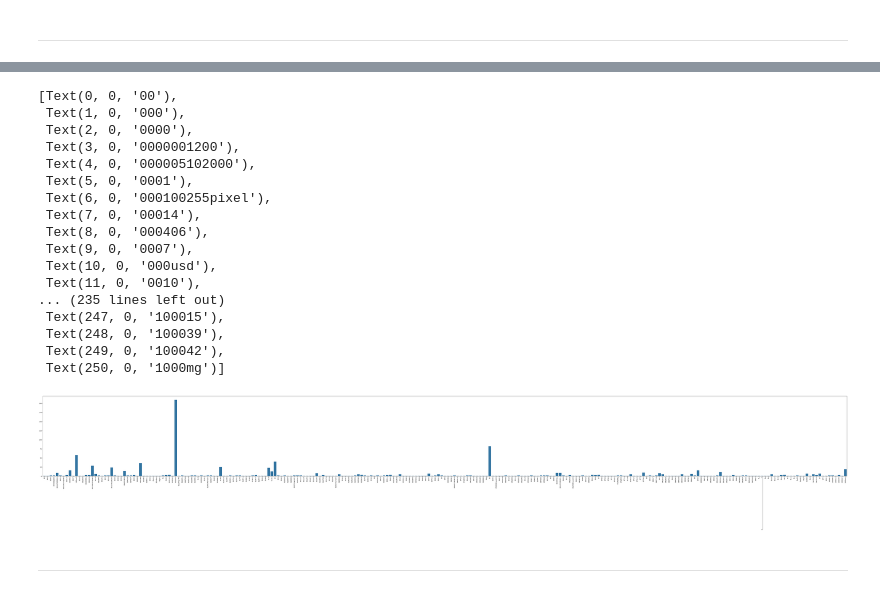
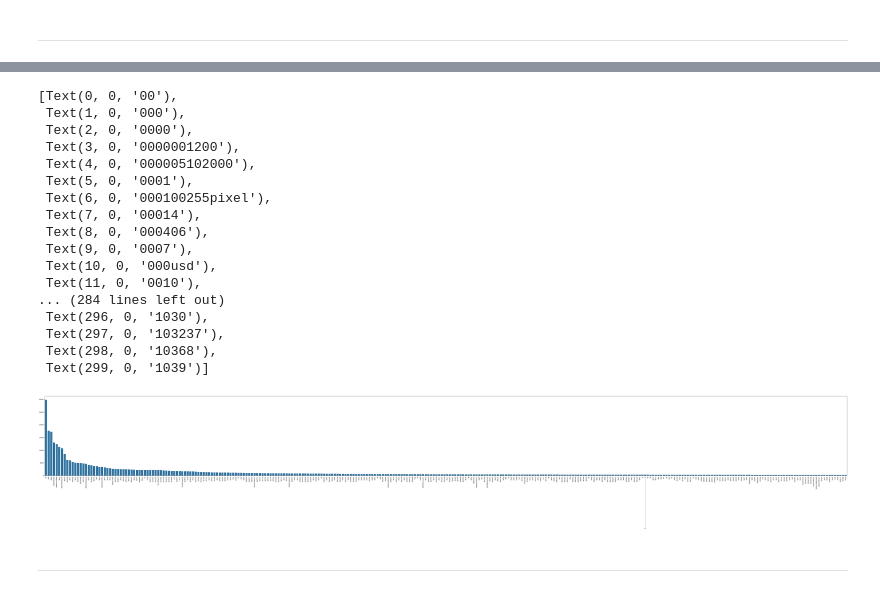
Before and after one commit to vishxrad/DM2025-Lab1-Exercise, a Jupyter notebook: DM2025-Lab1-Master.ipynb, the cells around one changed output, grey strips where cells are left out. Cells and saved outputs as stored; diff of their text form; code cells hidden in the pictures.

```diff
--- a/DM2025-Lab1-Master.ipynb
+++ b/DM2025-Lab1-Master.ipynb
@@ -1366,34 +1383,34 @@ Additionally, you can attempt to sort the terms on the `x-axis` by frequency ins
 ![alt txt](https://upload.wikimedia.org/wikipedia/commons/thumb/8/8a/Long_tail.svg/1000px-Long_tail.svg.png)
 # %%
 # Answer here
-mask = np.sort(term_frequencies)[::-1]
+mask = np.argsort(term_frequencies)[::-1]
 
 terms_to_plot = count_vect.get_feature_names_out()[mask]
 freq_to_plot = term_frequencies[mask]
 
 plt.subplots(figsize=(100, 10))
 g = sns.barplot(x=terms_to_plot[:300],
             y=freq_to_plot[:300])
 g.set_xticklabels(count_vect.get_feature_names_out()[:300], rotation = 90)
 # %% [output]
 [Text(0, 0, '00'),
  Text(1, 0, '000'),
  Text(2, 0, '0000'),
  Text(3, 0, '0000001200'),
  Text(4, 0, '000005102000'),
  Text(5, 0, '0001'),
  Text(6, 0, '000100255pixel'),
  Text(7, 0, '00014'),
  Text(8, 0, '000406'),
  Text(9, 0, '0007'),
  Text(10, 0, '000usd'),
  Text(11, 0, '0010'),
-... (235 lines left out)
- Text(247, 0, '100015'),
- Text(248, 0, '100039'),
- Text(249, 0, '100042'),
- Text(250, 0, '1000mg')]
+... (284 lines left out)
+ Text(296, 0, '1030'),
+ Text(297, 0, '103237'),
+ Text(298, 0, '10368'),
+ Text(299, 0, '1039')]
-[figure, old version]
+[figure, new version]
 # %% [markdown]
 ---
 # %% [markdown]
```
Also changed, not shown: parts of 6 cells of this notebook, 1 other file.
